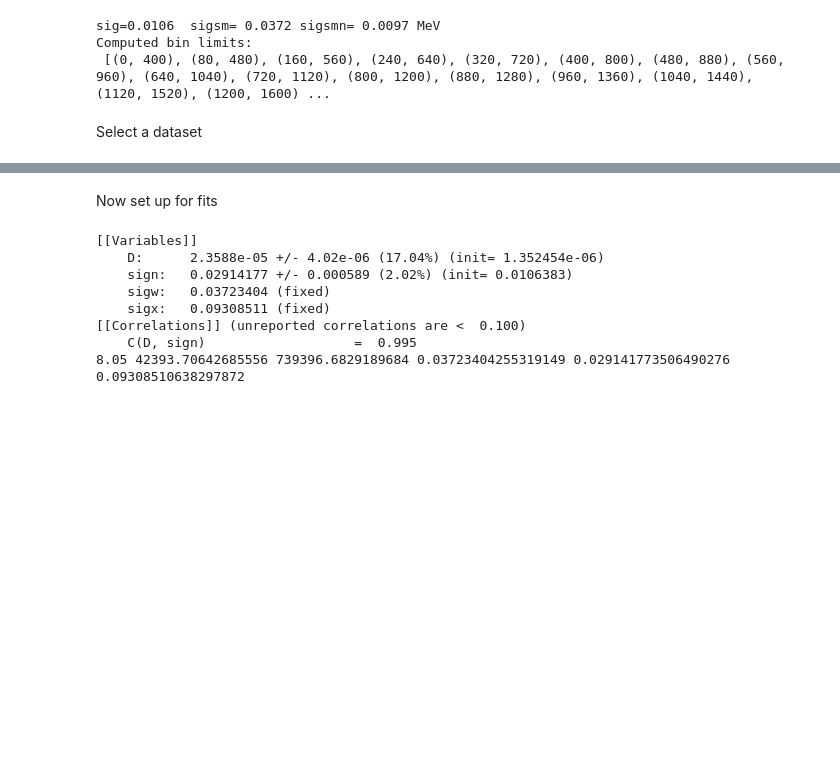
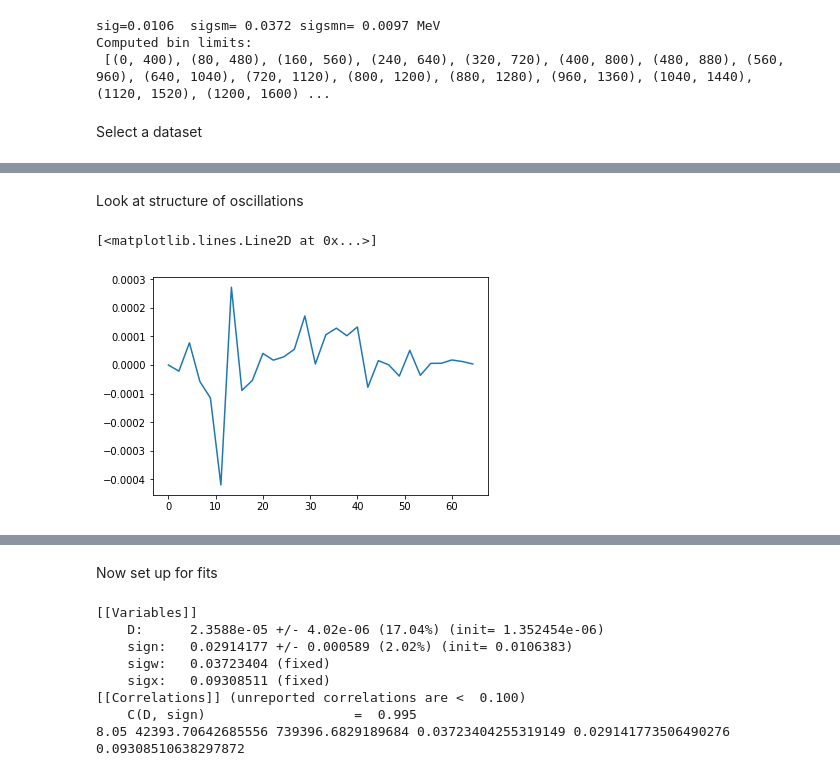
Before and after one commit to rfearick/leveldensity, a Jupyter notebook: leveldensity-test.ipynb, the cells around one changed output, grey strips where cells are left out. Saved outputs shown, nothing was run; the diff lists cells and outputs as text; code cells hidden in the pictures; blank space fills up the shorter version.

```diff
--- a/leveldensity-test.ipynb
+++ b/leveldensity-test.ipynb
@@ -72,0 +76,15 @@ Text(0.8,0.8,'7')
+# %% [markdown]
+Look at structure of oscillations
+# %%
+fdata=data[20:len(data)//2]
+fenergy=energy[20:len(data)//2]
+Nf=len(fdata)//2
+fhat=np.fft.fft(fdata)
+freq=np.fft.fftfreq(Nf,d=0.005)
+#plt.plot(freq[0:30],(fhat*fhat.conjugate()).real[0:30])
+#ifhat=np.fft.ifft(fhat)
+plt.plot(freq[0:30],fhat.imag[0:30])
+#plt.ylim(-0.00002,0.00008)
+# %% [output]
+[<matplotlib.lines.Line2D at 0x...>]
+[figure, added]
```
Also changed, not shown: parts of 3 cells of this notebook.
